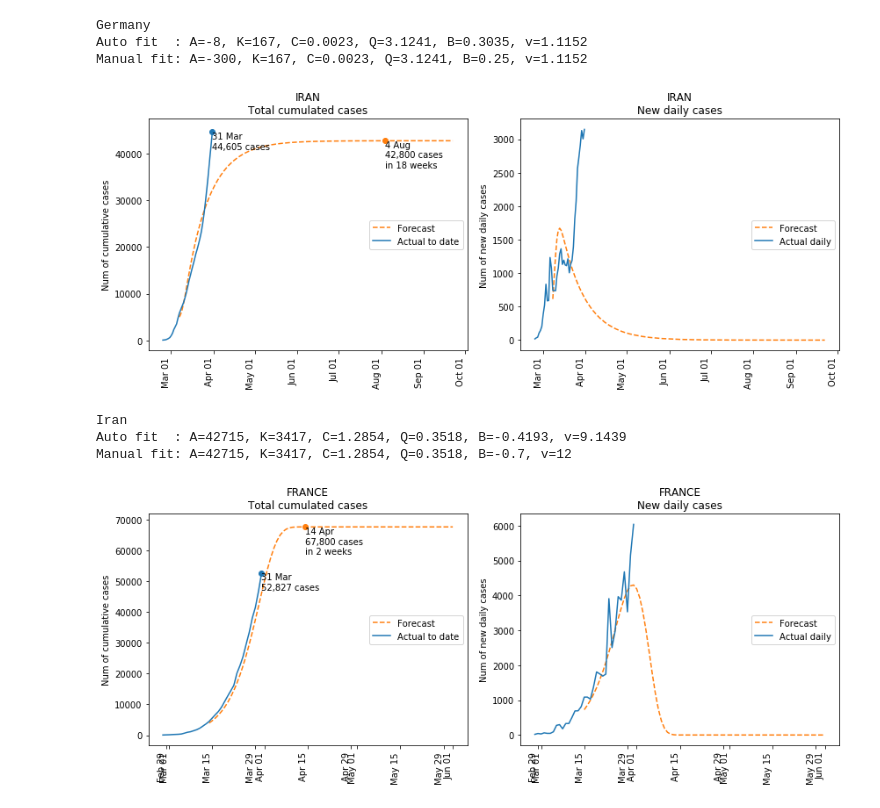
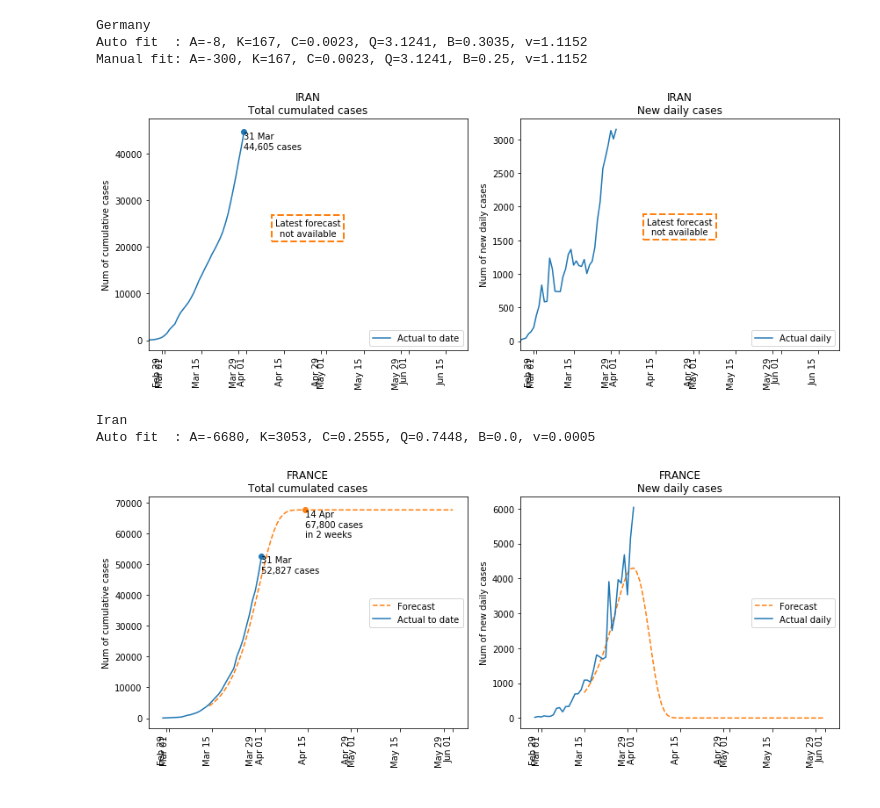
Before and after one commit to khairulomar/Covid-19, a Jupyter notebook: Covid19.ipynb, the cells around one changed output. Cells and saved outputs as stored; diff of their text form; code cells hidden in the pictures.

```diff
--- a/Covid19.ipynb
+++ b/Covid19.ipynb
@@ -502,7 +502,8 @@ def richards(x, A, K, C, Q, B, v):
 
 # Fit to Richard's curve model
 def predict_plot(country, rolling=1, fit_start=None, fit_end=None, days=110,
-                 showzero=True, showpeak=True, A=None, K=None, C=None, Q=None, B=None, v=None, df2=df2):
+                 showzero=True, showpeak=True, showforecast=True,
+                 A=None, K=None, C=None, Q=None, B=None, v=None, df2=df2):
 
     # All dates in raw Actuals
     dates = df2.loc[df2.country==country].reset_index(drop=True).date
@@ -542,7 +543,7 @@ def predict_plot(country, rolling=1, fit_start=None, fit_end=None, days=110,
     predcalc = richards(xdata2, A, K, C, Q, B, v)
 
     # Assign prediction into df and shift index to match the correct nth day
-    index = range(actual2.index.min(), days+actual2.index.min()) # TO BE FIXED !!!
+    index = range(actual2.index.min(), days+actual2.index.min()) # TO BE CHECKED!
     predict = pd.DataFrame(predcalc, columns=['predict'], index=index)
     predict = predict.iloc[:,0]
 
@@ -593,8 +594,9 @@ def predict_plot(country, rolling=1, fit_start=None, fit_end=None, days=110,
     mdict = {1:'Jan',2:'Feb',3:'Mar',4:'Apr',5:'May',6:'Jun',7:'Jul',8:'Aug',9:'Sep',10:'Oct',11:'Nov',12:'Dec'}
 
     # Plot prediction
-    ax[0].plot(predict_dates, predict.values.clip(0),  ls='dashed', c='#ff7f0e', label='Forecast')
-    ax[1].plot(predict_dates[1:], newcase0.values.clip(0), ls='dashed', c='#ff7f0e', label='Forecast')
+    if showforecast==True:
+        ax[0].plot(predict_dates, predict.values.clip(0),  ls='dashed', c='C1', label='Forecast')
+        ax[1].plot(predict_dates[1:], newcase0.values.clip(0), ls='dashed', c='C1', label='Forecast')
 
     # Plot actual
     ax[0].plot(dates.values, actual0.values, c='C0', label='Actual to date')
@@ -607,25 +609,36 @@ def predict_plot(country, rolling=1, fit_start=None, fit_end=None, days=110,
         ax[0].plot(dates.loc[actual2.index].values, actual2.values, ls=':', label=f'Act {rolling}-day moving avg')
 
     # Plot prediction end points
-    if showzero==True:
-        ax[0].scatter(zerodate, predict.max(), c='C1')
-        predictmax = int(math.ceil(predict.max()/100.0))*100 if predict.max() > actual2.iloc[-1] else int(math.ceil(actual0.iloc[-1]/100.0))*100
-        ax[0].text(zerodate, predictmax, f"{zerodate.day} {mdict[zerodate.month]}\n{format(predictmax, ',')} cases\nin {to_go_weeks} week{'s' if to_go_weeks>1 else ''}", va='top')
-    if showpeak==True:
-        ax[1].scatter(turning_date, newcase0.max(), c='C1')
-        to_peak = f"{to_peak_weeks} week{'s' if to_peak_weeks>1 else ''}"
-        ax[1].text(turning_date, newcase0.max(), f"{turning_date.day} {mdict[turning_date.month]}\nin {to_peak}", va='top')
+    if showforecast==True:
+        if showzero==True:
+            ax[0].scatter(zerodate, predict.max(), c='C1')
+            predictmax = int(math.ceil(predict.max()/100.0))*100 if predict.max() > actual2.iloc[-1] else int(math.ceil(actual0.iloc[-1]/100.0))*100
+            ax[0].text(zerodate, predictmax, f"{zerodate.day} {mdict[zerodate.month]}\n{format(predictmax, ',')} cases\nin {to_go_weeks} week{'s' if to_go_weeks>1 else ''}", va='top')
+        if showpeak==True:
+            ax[1].scatter(turning_date, newcase0.max(), c='C1')
+            to_peak = f"{to_peak_weeks} week{'s' if to_peak_weeks>1 else ''}"
+            ax[1].text(turning_date, newcase0.max(), f"{turning_date.day} {mdict[turning_date.month]}\nin {to_peak}", va='top')
+        loc_legend = 'center right'
+
+    if showforecast==False:
+        ax[0].text(dates.values[0] + oneday * days/2, (actual0.min()+actual0.max())/2, 'Latest forecast\nto be reviewed', bbox=dict(facecolor='none', edgecolor='C1', linewidth=2, linestyle='dashed'), ha='center')
+        ax[1].text(dates.values[0] + oneday * days/2, (actual0new.min()+actual0new.max())/2, 'Latest forecast\nto be reviewed', bbox=dict(facecolor='none', edgecolor='C1', linewidth=2, linestyle='dashed'), ha='center')
+        loc_legend = 'lower right'
 
     # Plot titles and axis
     ax[0].set_title(f'{country.upper()}\nTotal cumulated cases')
     ax[0].set_ylabel('Num of cumulative cases')
     ax[0].xaxis.set_major_formatter(mdates.DateFormatter("%b %d"))
-    ax[0].legend(loc='center right')
+    ax[0].legend(loc=loc_legend)
 
     ax[1].set_title(f'{country.upper()}\nNew daily cases')
     ax[1].set_ylabel('Num of new daily cases')
     ax[1].xaxis.set_major_formatter(mdates.DateFormatter("%b %d"))
-    ax[1].legend(loc='center right')
+    ax[1].legend(loc=loc_legend)
+
+    if showforecast==False:
+        ax[0].set_xlim(dates.values[0], dates.values[0] + oneday * days)
+        ax[1].set_xlim(dates.values[0], dates.values[0] + oneday * days)
 
     fig.autofmt_xdate(rotation=90)
     plt.tight_layout()
@@ -715,13 +728,13 @@ Germany
 Auto fit  : A=-8, K=167, C=0.0023, Q=3.1241, B=0.3035, v=1.1152
 Manual fit: A=-300, K=167, C=0.0023, Q=3.1241, B=0.25, v=1.1152
 # %%
-predict_plot('Iran', days=200, fit_start='20200307', fit_end='20200321', B=-0.7, v=12)
+predict_plot('Iran', days=120, showforecast=False)
+#predict_plot('Iran', days=200, fit_start='20200307', fit_end='20200321', B=-0.7, v=12)
 #predict_plot('Iran', days=200, fit_start='20200309', fit_end='20200321')
 # %% [output]
-[figure, old version]
+[figure, new version]
 Iran
-Auto fit  : A=42715, K=3417, C=1.2854, Q=0.3518, B=-0.4193, v=9.1439
-Manual fit: A=42715, K=3417, C=1.2854, Q=0.3518, B=-0.7, v=12
+Auto fit  : A=-6680, K=3053, C=0.2555, Q=0.7448, B=0.0, v=0.0005
 # %%
 #predict_plot('France', days=80, fit_start='20200309', fit_end='20200320')
 predict_plot('France', days=80, fit_start='20200314', fit_end='20200329')
```
Also changed, not shown: parts of 1 cell of this notebook, 2 other files.
